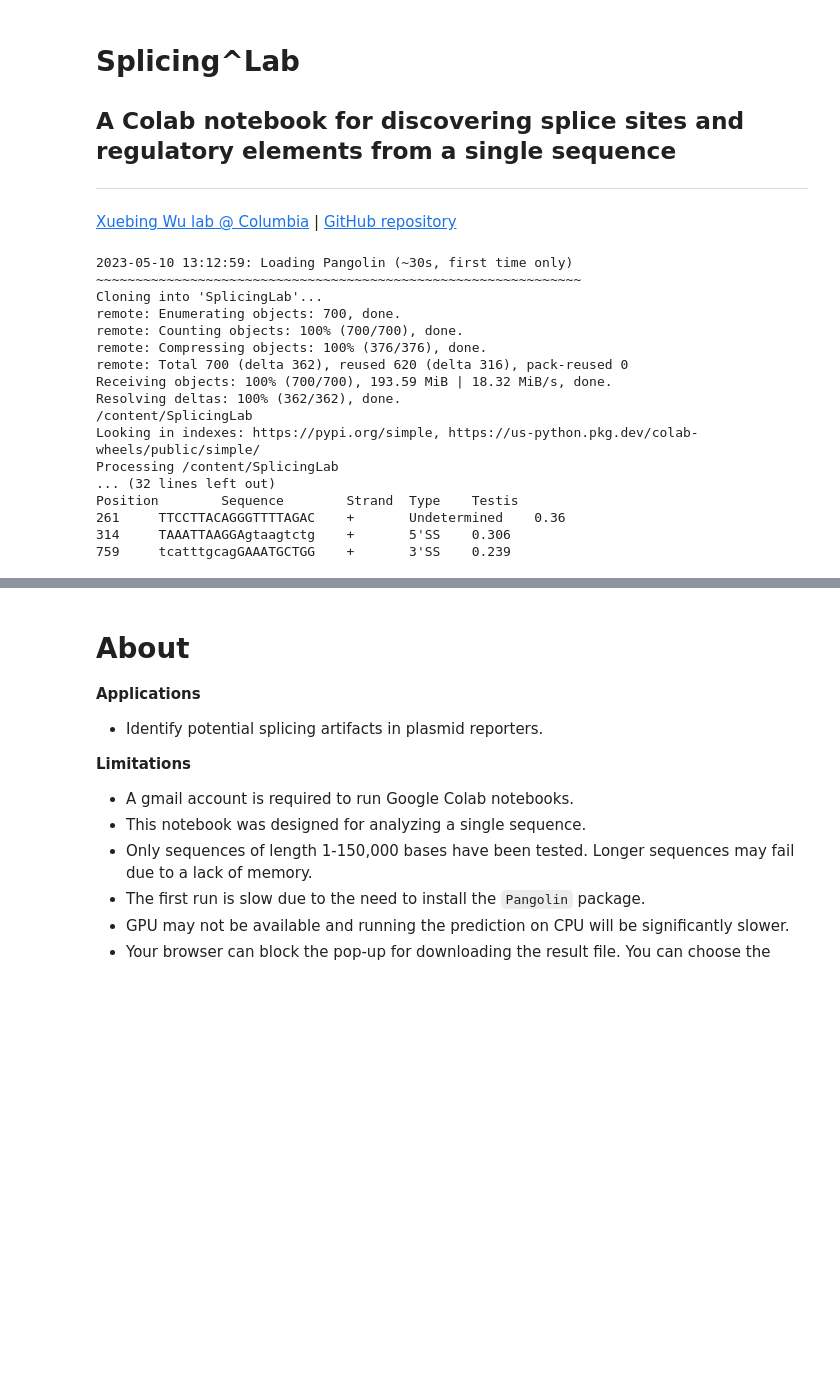
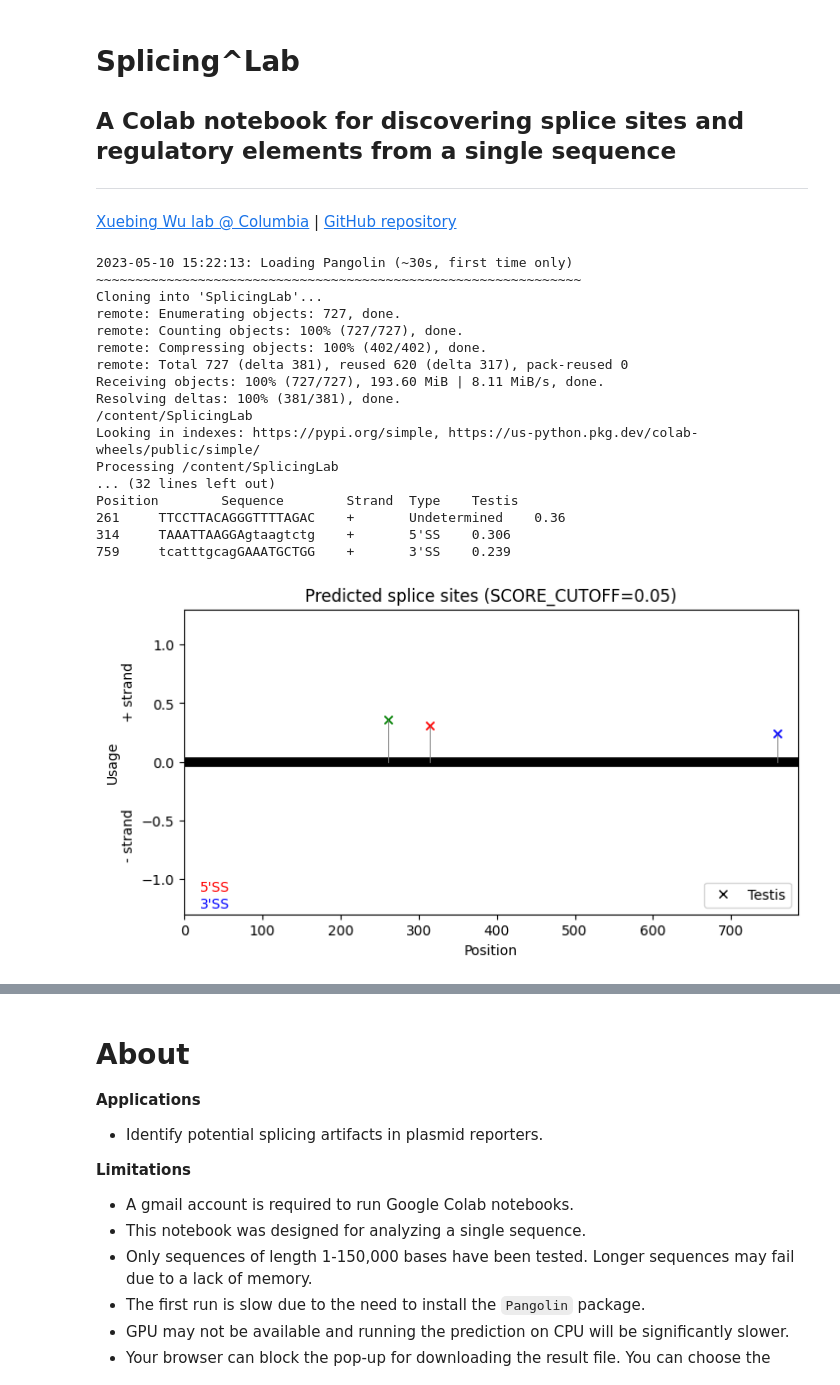
Before and after one commit to xuebingwu/Pangolin, a Jupyter notebook: splicingScan.ipynb, the cells around one changed output, grey strips where cells are left out. Drawn from its saved outputs; the diff is of its cells as text; code cells hidden in the pictures; blank space fills up the shorter version.

```diff
--- a/splicingScan.ipynb
+++ b/splicingScan.ipynb
@@ -51,7 +51,7 @@ else:
 tissues = ['Testis']
 
 # min score
-SCORE_CUTOFF = 0.2 #@param {type:"slider", min:0.01, max:1, step:0.01}
+SCORE_CUTOFF = 0.05 #@param {type:"slider", min:0.01, max:1, step:0.01}
 #@markdown - Minimum usage/splicing probability of a site to be included in the output
 #@markdown - A site is included if it meets the cutoff in any of the four tissues: heart, liver, brain, and testis
 
@@ -93,40 +93,41 @@ else: # user input
   seq = seq.upper().replace('U','T').replace(' ','')
   # if contains non ACGT letters:
   if not all(char in 'ACGT' for char in seq):
     print("\n\n")
     print('\n'+ bcolors.BOLD +bcolors.FAIL + "WARNING: Your sequence contains non A/C/G/T letters!"+bcolors.ENDC)
     L0  = len(seq)
     seq = re.sub('[^ACGT]+', '', seq)
     L1 = len(seq)
     print(L0-L1,'non A/C/G/T base(s) removed!'+bcolors.ENDC)
     exit()
 
 
 print('\n\n'+ bcolors.BOLD +bcolors.OKBLUE + "OUTPUT"  +bcolors.ENDC)
 
 
 # delete output files from a previous run
 os.system('rm *.pdf *.txt *.zip')
 
 sites, models = predict_splice_sites(seq,model_nums,SCORE_TYPE,SCORE_CUTOFF,tissues)
 # %% [output]
-2023-05-10 13:12:59: Loading Pangolin (~30s, first time only)
+2023-05-10 15:22:13: Loading Pangolin (~30s, first time only)
 ~~~~~~~~~~~~~~~~~~~~~~~~~~~~~~~~~~~~~~~~~~~~~~~~~~~~~~~~~~~~~~
 Cloning into 'SplicingLab'...
-remote: Enumerating objects: 700, done.
-remote: Counting objects: 100% (700/700), done.
-remote: Compressing objects: 100% (376/376), done.
-remote: Total 700 (delta 362), reused 620 (delta 316), pack-reused 0
-Receiving objects: 100% (700/700), 193.59 MiB | 18.32 MiB/s, done.
-Resolving deltas: 100% (362/362), done.
+remote: Enumerating objects: 727, done.
+remote: Counting objects: 100% (727/727), done.
+remote: Compressing objects: 100% (402/402), done.
+remote: Total 727 (delta 381), reused 620 (delta 317), pack-reused 0
+Receiving objects: 100% (727/727), 193.60 MiB | 8.11 MiB/s, done.
+Resolving deltas: 100% (381/381), done.
 /content/SplicingLab
 Looking in indexes: https://pypi.org/simple, https://us-python.pkg.dev/colab-wheels/public/simple/
 Processing /content/SplicingLab
 ... (32 lines left out)
 Position        Sequence        Strand  Type    Testis
 261     TTCCTTACAGGGTTTTAGAC    +       Undetermined    0.36
 314     TAAATTAAGGAgtaagtctg    +       5'SS    0.306
 759     tcatttgcagGAAATGCTGG    +       3'SS    0.239
+[figure, added]
 # %%
 
 #@title Step 2: Scanning for regulatory elements
```
Also changed, not shown: parts of 1 cell of this notebook.
